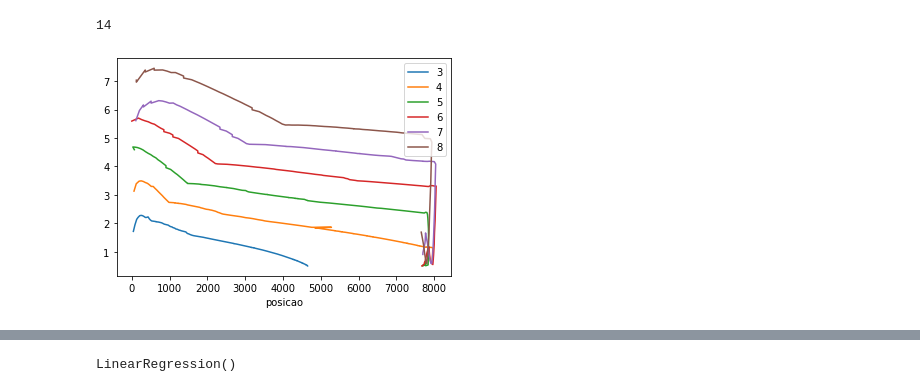
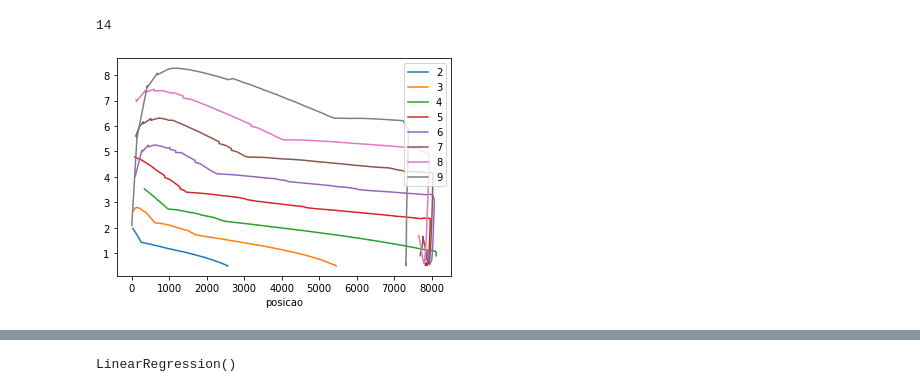
Before and after one commit to jpspm/Ball-analysis, a Jupyter notebook: analise.ipynb, the cells around one changed output, grey strips where cells are left out. Saved outputs shown, nothing was run; the diff lists cells and outputs as text; code cells hidden in the pictures.

```diff
--- a/analise.ipynb
+++ b/analise.ipynb
@@ -74,15 +74,15 @@ stop = [(100, 200), (21, 150), (40, 100), (45, 81), (45, 60)]
 # %%
 dataframes = []
 firsts = []
 ax = plt.subplot()
-for i in range(3,9):
-    dataframes.append(pd.read_csv('/home/jp/Documents/ssl-unification/bin/csv/'+str(i)+'.csv', header= None))
+for i in range(2,10):
+    dataframes.append(pd.read_csv('/home/jp/Documents/Ball-analysis/csv/'+str(i)+'.csv', header= None))
     firsts.append(dataframes[len(dataframes)-1].iloc[0])
     dataframes[len(dataframes)-1].drop(0, axis=0, inplace= True)
     dataframes[len(dataframes)-1] = getDf(dataframes[len(dataframes)-1], firsts[len(firsts)-1])
     ax = dataframes[len(dataframes)-1].plot(ax = ax, x = 'posicao',y = 'velocidade', kind = 'line', label = str(i))
 # %% [output]
-[figure, old version]
+[figure, new version]
 # %%
 def getDftoIntercept(dfregressao):
     dfregressao1 = pd.DataFrame(columns=['posicao', 'velocidade'])
```
Also changed, not shown: parts of 20 cells of this notebook, 3 other files.
